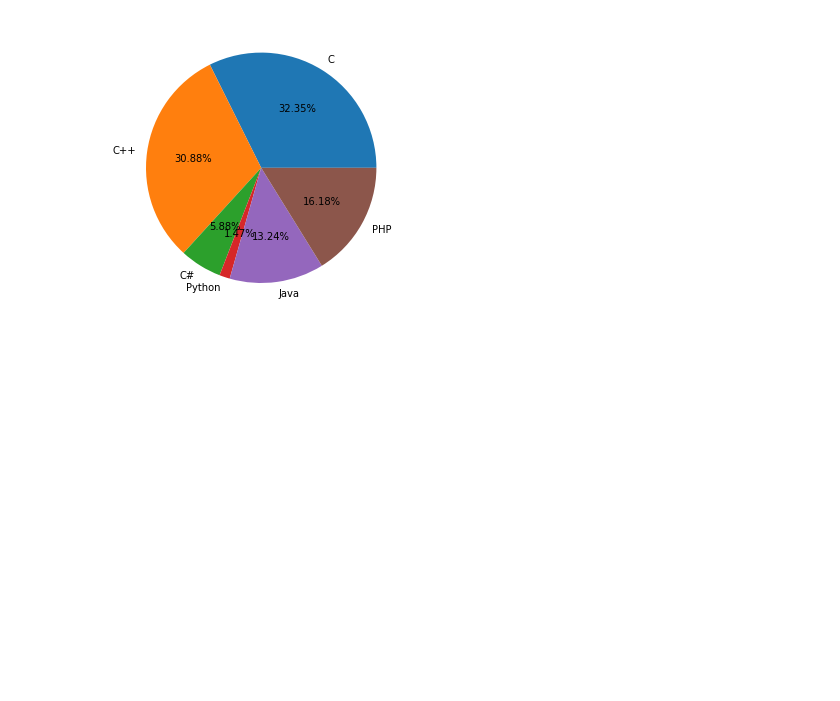
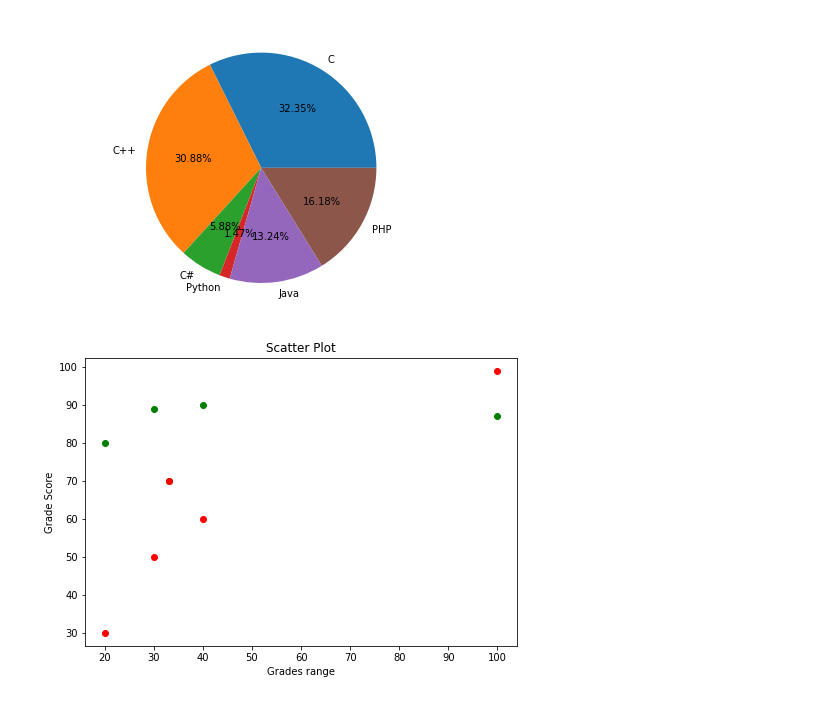
Before and after one commit to imtiaz70/matplotlib, a Jupyter notebook: matplotlibPractice.ipynb, the cells around one changed output. Drawn from its saved outputs; the diff is of its cells as text; code cells hidden in the pictures; blank space fills up the shorter version.

```diff
--- a/matplotlibPractice.ipynb
+++ b/matplotlibPractice.ipynb
@@ -107,3 +107,21 @@ plt.show
 # %% [output]
 <function matplotlib.pyplot.show(close=None, block=None)>
 [figure]
+# %%
+import matplotlib.pyplot as plt
+import numpy as np
+
+girls_grades = [80,89,90,70,87]
+boys_grades = [30,50,60,70,99]
+grades_range = [20,30,40,33,100]
+
+fig = plt.figure()
+ax = fig.add_axes([0,0,1,1])
+ax.scatter(grades_range,girls_grades,color='g')
+ax.scatter(grades_range,boys_grades , color='r')
+ax.set_xlabel('Grades range')
+ax.set_ylabel('Grade Score')
+ax.set_title('Scatter Plot')
+plt.show()
+# %% [output]
+[figure, added]
```
Also changed, not shown: parts of 13 cells of this notebook, 1 other file.
